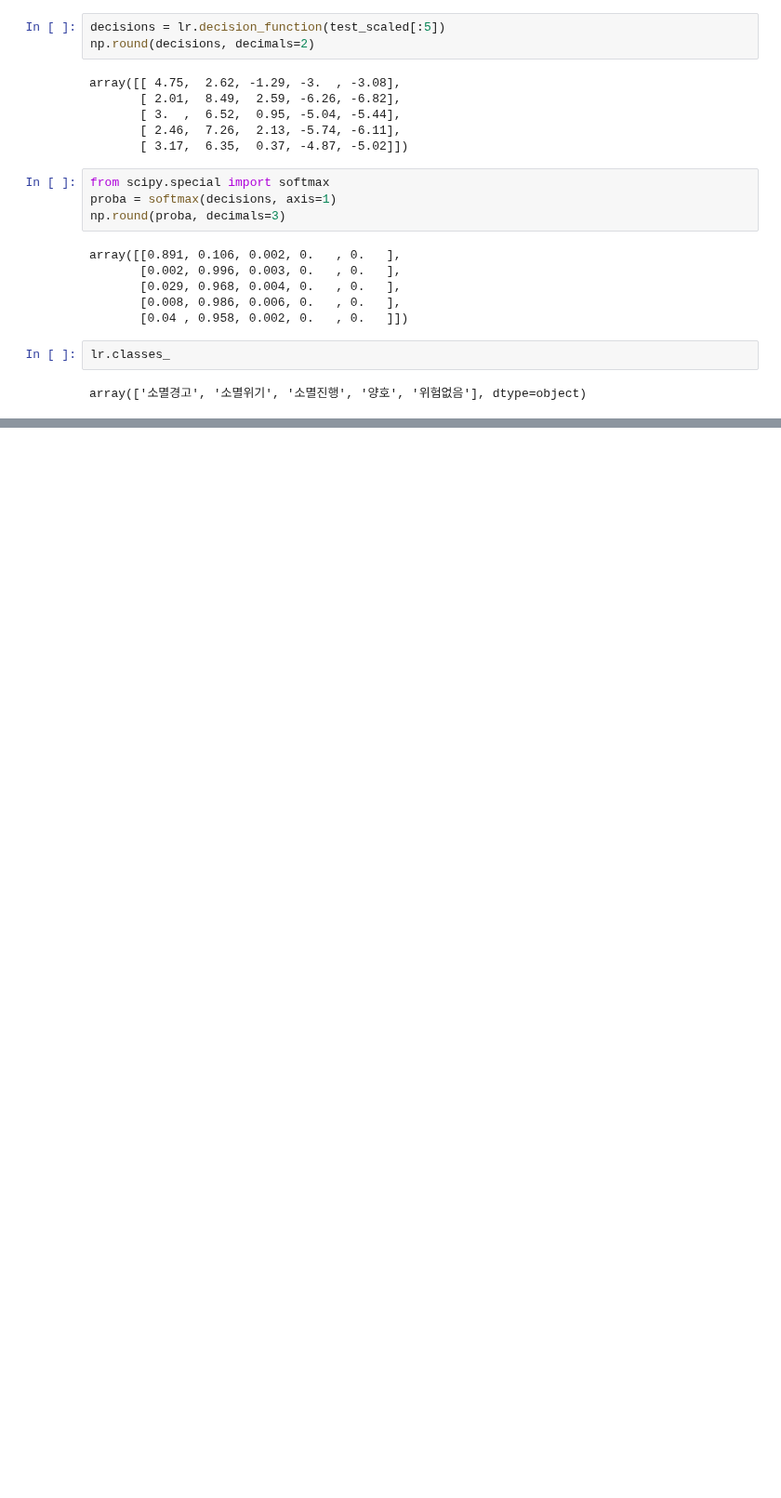
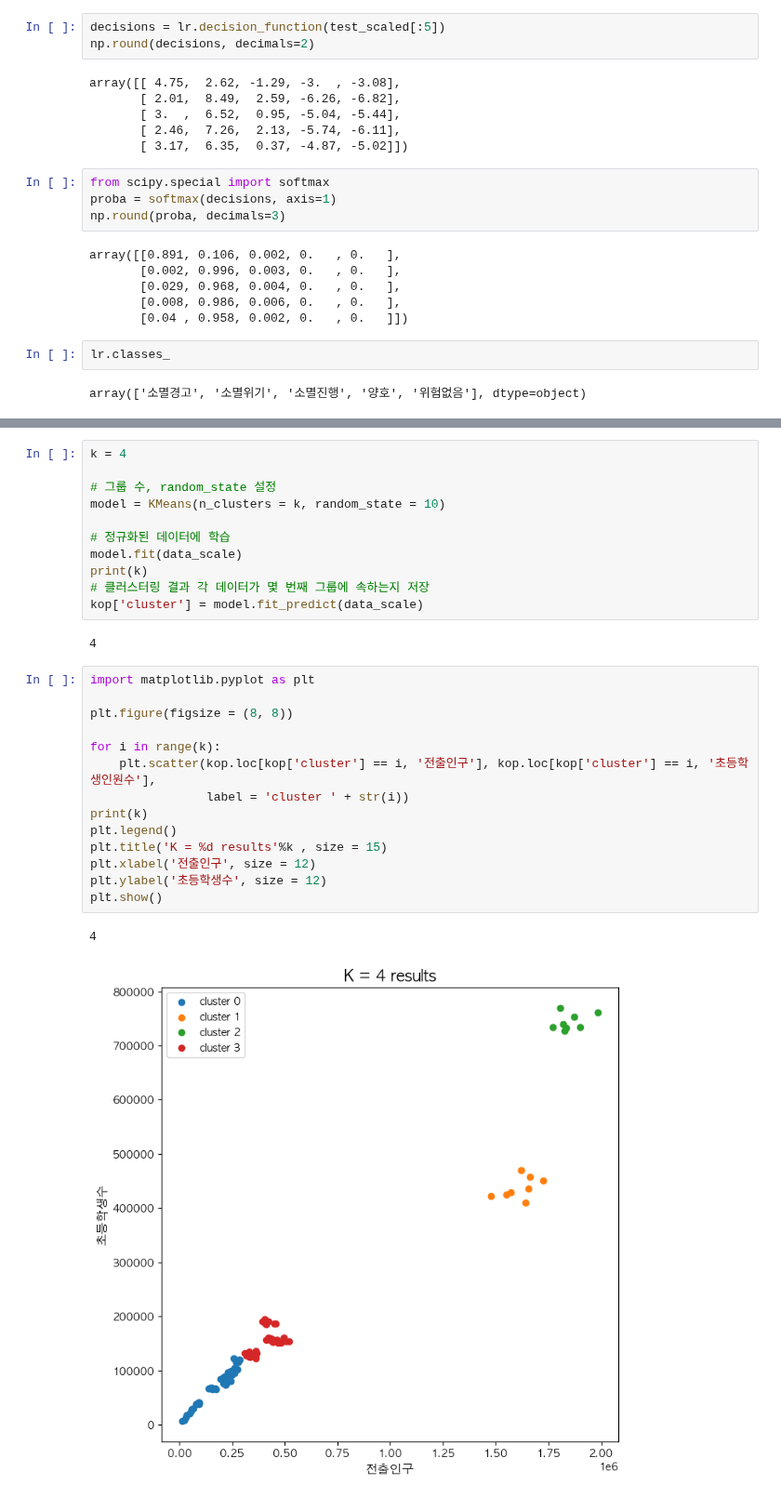
Before and after one commit to vxornjs11/Pytone_Flutter, a Jupyter notebook: Note/study/로지스틱회귀.ipynb, the cells around one changed output, grey strips where cells are left out. Shown at 93% size. Cells and saved outputs as stored; diff of their text form; blank space fills up the shorter version.

```diff
--- a/Note/study/로지스틱회귀.ipynb
+++ b/Note/study/로지스틱회귀.ipynb
@@ -195,0 +446,30 @@ array(['소멸경고', '소멸위기', '소멸진행', '양호', '위험없음']
+# %%
+k = 4
+
+# 그룹 수, random_state 설정
+model = KMeans(n_clusters = k, random_state = 10)
+
+# 정규화된 데이터에 학습
+model.fit(data_scale)
+print(k)
+# 클러스터링 결과 각 데이터가 몇 번째 그룹에 속하는지 저장
+kop['cluster'] = model.fit_predict(data_scale)
+# %% [output]
+4
+# %%
+import matplotlib.pyplot as plt
+
+plt.figure(figsize = (8, 8))
+
+for i in range(k):
+    plt.scatter(kop.loc[kop['cluster'] == i, '전출인구'], kop.loc[kop['cluster'] == i, '초등학생인원수'],
+                label = 'cluster ' + str(i))
+print(k)
+plt.legend()
+plt.title('K = %d results'%k , size = 15)
+plt.xlabel('전출인구', size = 12)
+plt.ylabel('초등학생수', size = 12)
+plt.show()
+# %% [output]
+4
+[figure, added]
```
Also changed, not shown: parts of 39 cells of this notebook, 2 other files.
